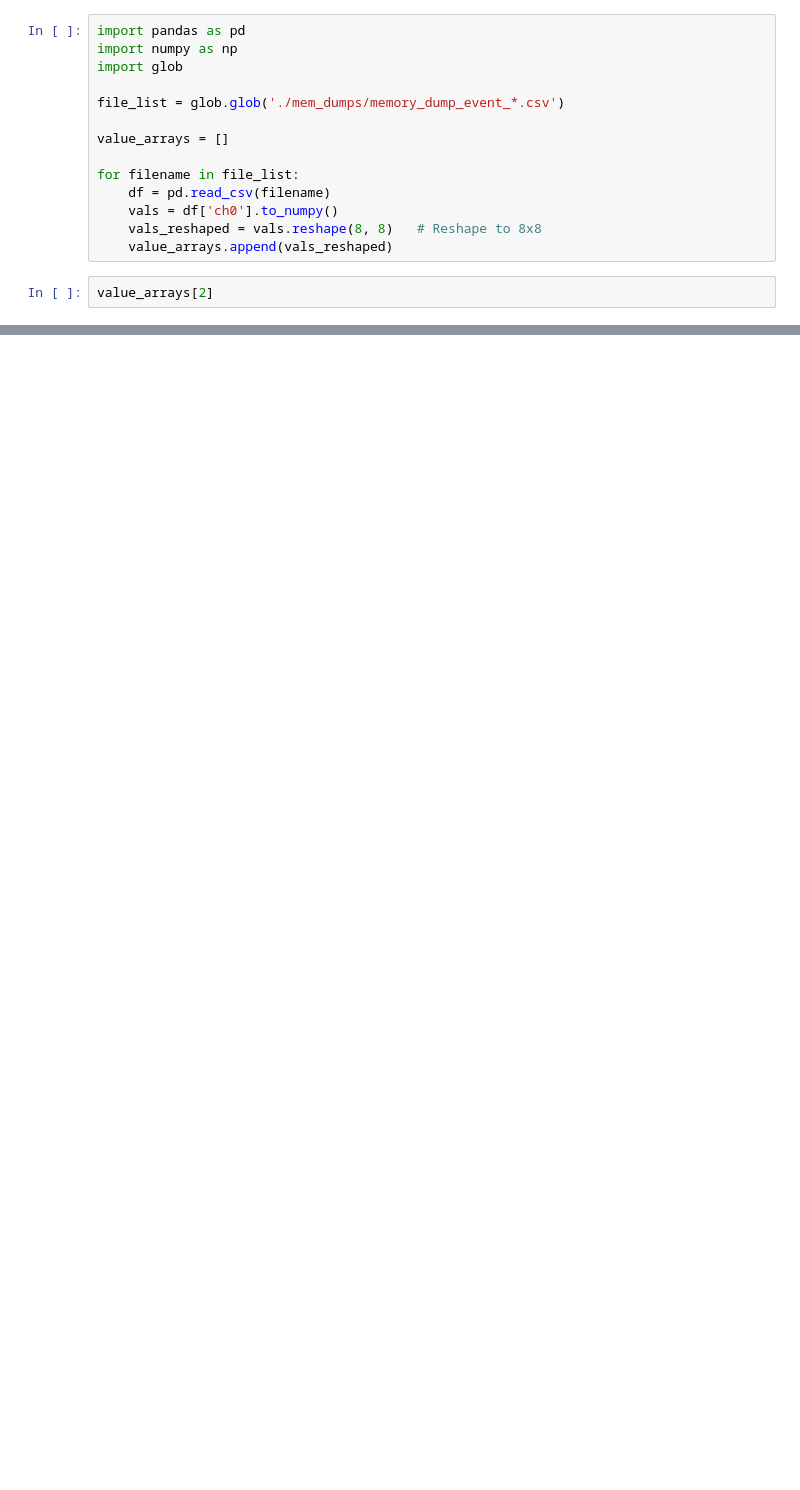
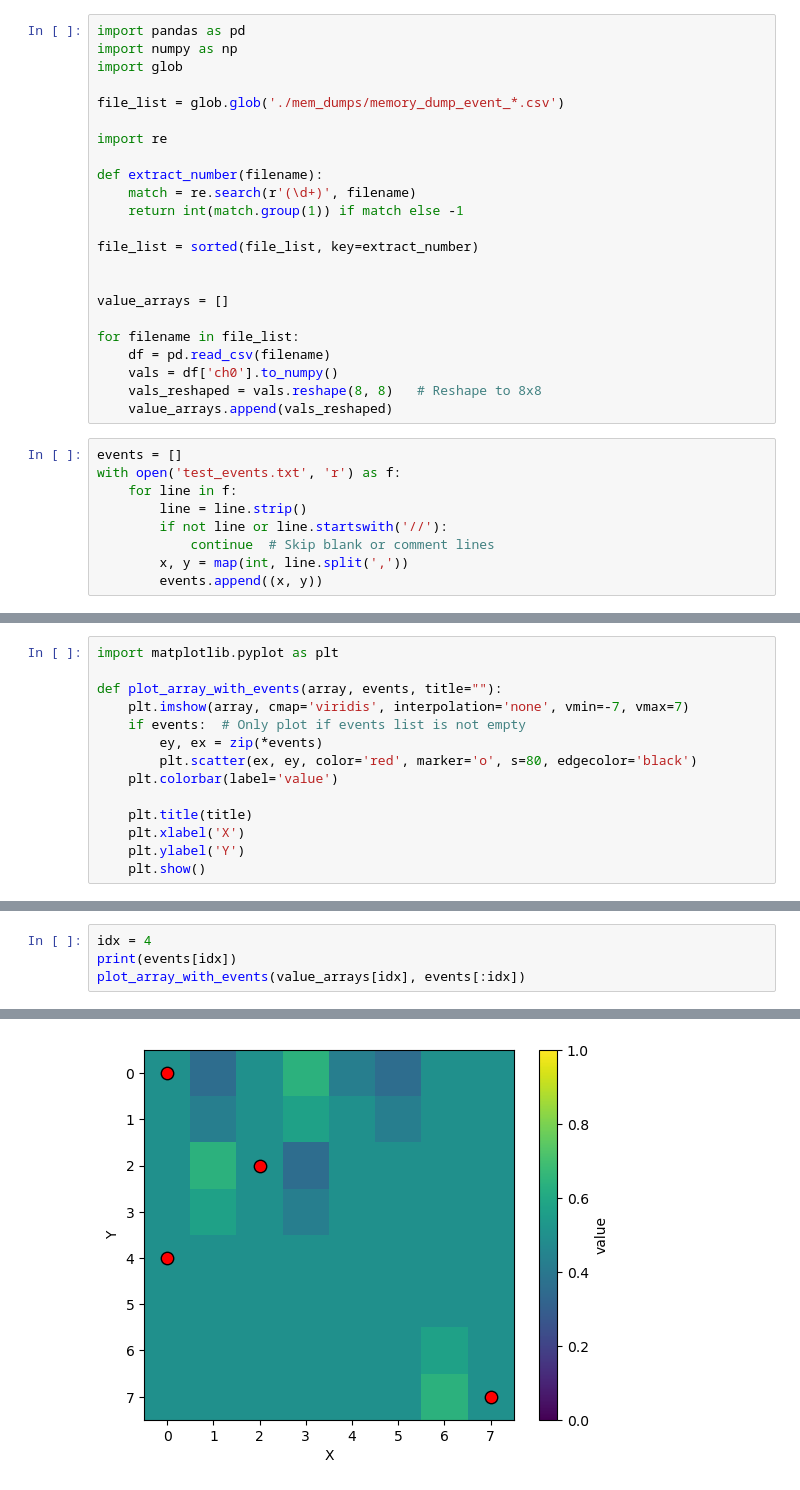
Before and after one commit to apedersen00/fenrir, a Jupyter notebook: snntorch/convolution/sv_conv/python/test.ipynb, the cells around one changed output, grey strips where cells are left out. Drawn from its saved outputs; the diff is of its cells as text; blank space fills up the shorter version.

```diff
--- a/snntorch/convolution/sv_conv/python/test.ipynb
+++ b/snntorch/convolution/sv_conv/python/test.ipynb
@@ -4,6 +4,15 @@ import numpy as np
 import glob
 
 file_list = glob.glob('./mem_dumps/memory_dump_event_*.csv')
+
+import re
+
+def extract_number(filename):
+    match = re.search(r'(\d+)', filename)
+    return int(match.group(1)) if match else -1
+
+file_list = sorted(file_list, key=extract_number)
+
 
 value_arrays = []
 
@@ -13,4 +22,11 @@ for filename in file_list:
     vals_reshaped = vals.reshape(8, 8)   # Reshape to 8x8
     value_arrays.append(vals_reshaped)
 # %%
-value_arrays[2]
+events = []
+with open('test_events.txt', 'r') as f:
+    for line in f:
+        line = line.strip()
+        if not line or line.startswith('//'):
+            continue  # Skip blank or comment lines
+        x, y = map(int, line.split(','))
+        events.append((x, y))
@@ -28,0 +37,14 @@ array([[ 0,  2,  0, -2,  1,  2,  0,  0],
+# %%
+import matplotlib.pyplot as plt
+
+def plot_array_with_events(array, events, title=""):
+    plt.imshow(array, cmap='viridis', interpolation='none', vmin=-7, vmax=7)
+    if events:  # Only plot if events list is not empty
+        ey, ex = zip(*events)
+        plt.scatter(ex, ey, color='red', marker='o', s=80, edgecolor='black')
+    plt.colorbar(label='value')
+
+    plt.title(title)
+    plt.xlabel('X')
+    plt.ylabel('Y')
+    plt.show()
@@ -28,0 +76,5 @@ array([[ 0,  2,  0, -2,  1,  2,  0,  0],
+# %%
+idx = 4
+print(events[idx])
+plot_array_with_events(value_arrays[idx], events[:idx])
+# %% [output]
@@ -28,0 +82 @@ array([[ 0,  2,  0, -2,  1,  2,  0,  0],
+[figure, added]
```
Also changed, not shown: parts of 8 cells of this notebook, 17 other files.
